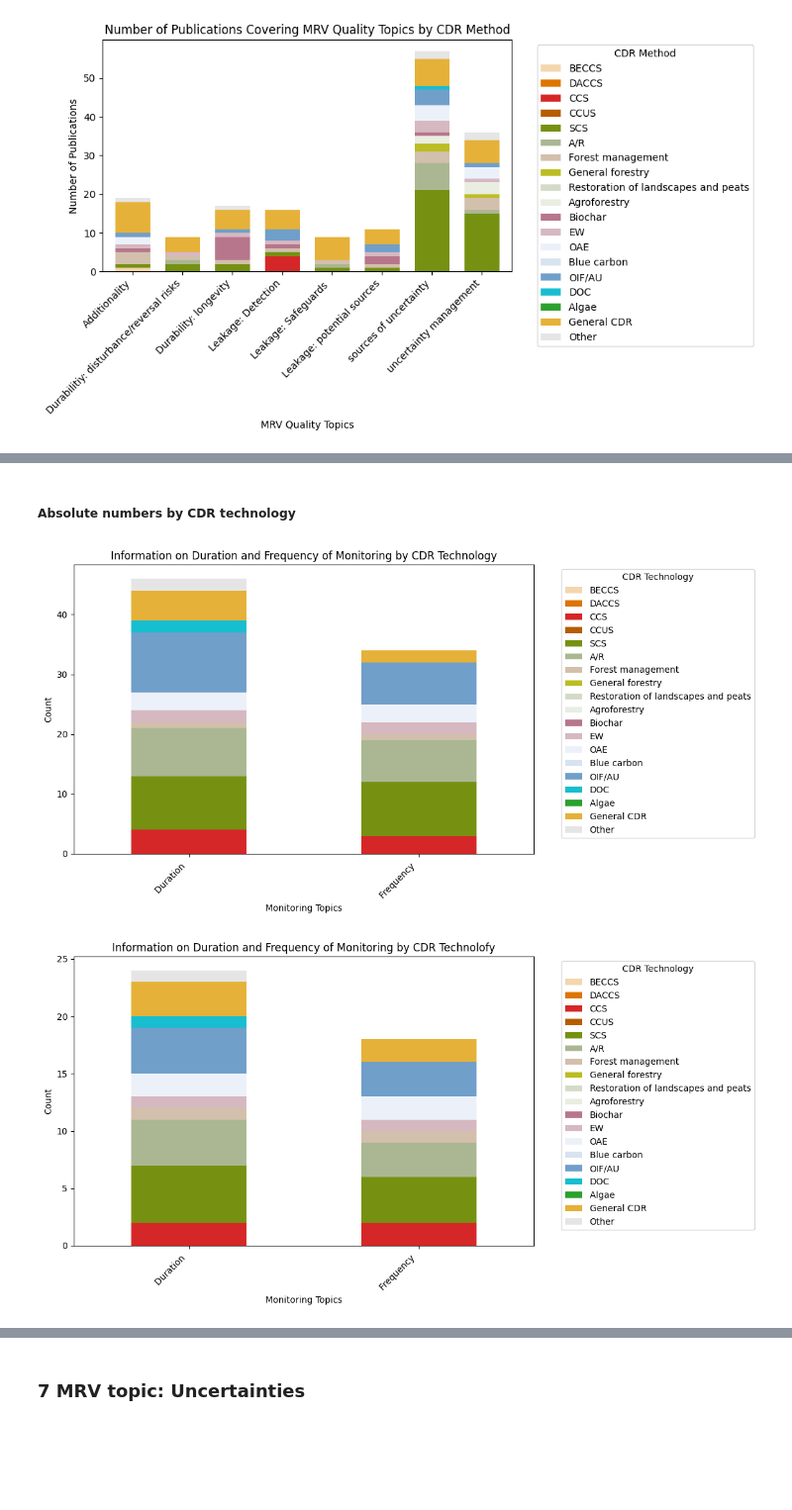
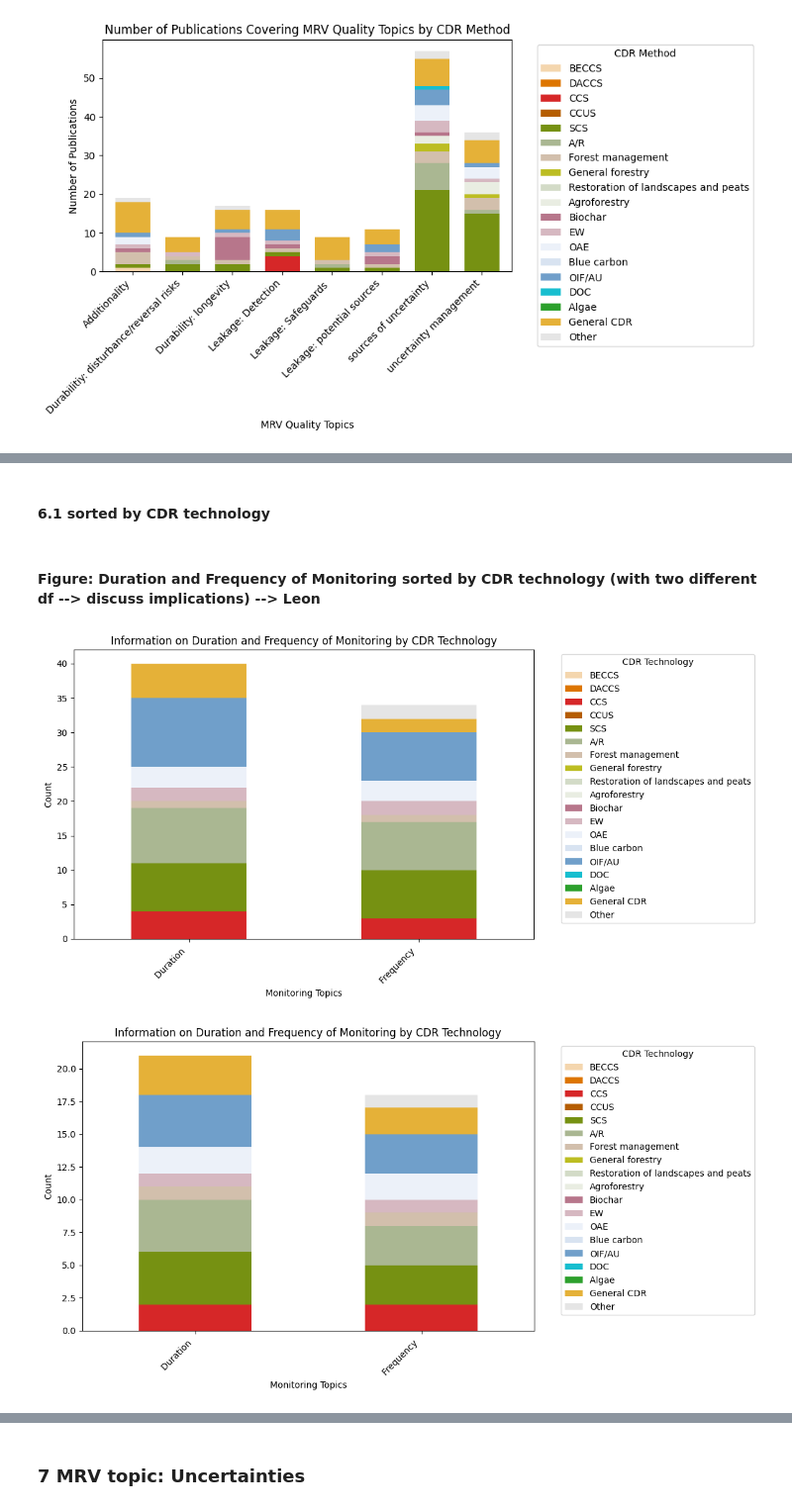
Before and after one commit to chamannt/MRV_CDR, a Jupyter notebook: MRVanalysis_MRVtopics.ipynb, the cells around one changed output, grey strips where cells are left out. Shown at 99% size. Cells and saved outputs as stored; diff of their text form; code cells hidden in the pictures; blank space fills up the shorter version.

Commit message:
Fixed bugs and updated Monitoring table

```diff
--- a/MRVanalysis_MRVtopics.ipynb
+++ b/MRVanalysis_MRVtopics.ipynb
@@ -33,7 +33,7 @@ import textwrap
 # %% [markdown]
 #### 0.1 Import files
 # %%
-df = pd.read_excel("MRVdata_0810.xlsx")
+df = pd.read_excel("MRVdata_2210.xlsx")
 pd.options.display.max_columns = None
 #display(df)
 #code above: shows excel table
@@ -689,0 +667,2 @@ plt.show()
+# %% [markdown]
+#### 6.1 sorted by CDR technology
@@ -690,9 +672,6 @@ plt.show()
 # %% [markdown]
-##### Absolute numbers by CDR technology
+#### Figure: Duration and Frequency of Monitoring sorted by CDR technology (with two different df --> discuss implications) --> Leon
 # %%
-# Define the columns
-columns_monitoring = ["Duration ", "Frequency "]  # Ensure these names match exactly with your DataFrame
-
 # Convert the columns to numeric, coercing errors
 df_exploded[columns_monitoring] = df_exploded[columns_monitoring].apply(pd.to_numeric, errors='coerce')
 
@@ -728,15 +707,12 @@ plt.tight_layout()
 plt.legend(title='CDR Technology', bbox_to_anchor=(1.05, 1), loc='upper left')
 plt.show()
 # %% [output]
-[figure, old version]
+[figure, new version]
 # %%
 # why are there ~10 appearances of OIF if there are only 5 documents discussing OIF?
 # %%
 # approach to fix this: Using data set that only exploded CDR technologies, not MRV topics --> do we have to fix other parts of the analysis?
 # %%
-# Define the columns
-columns_monitoring = ["Duration ", "Frequency "]  # Ensure these names match exactly with your DataFrame
-
 # Convert the columns to numeric, coercing errors
 df_CDRexplode[columns_monitoring] = df_CDRexplode[columns_monitoring].apply(pd.to_numeric, errors='coerce')
 
@@ -744,32 +720,32 @@ desired_order_CDR = ['BECCS', 'DACCS', 'CCS', 'CCUS','SCS', 'A/R', 'Forest manag
                      'Restoration of landscapes and peats', 'Agroforestry', 'Biochar', 'EW', 'OAE', 'Blue carbon', 'OIF/AU',
                      'DOC', 'Algae ', 'General CDR', 'Other']
 
 # Convert the Study location_continent column to a categorical type with the specified order
 df_CDRexplode['CDR_method'] = pd.Categorical(
     df_CDRexplode['CDR_method'],
     categories=desired_order_CDR,
     ordered=True
 )
 
 # Melt the DataFrame to have 'CDR_method' and 'Topic' in long format
 melted_df = df_CDRexplode.melt(id_vars=['CDR_method'], value_vars=columns_monitoring, var_name='Topic', value_name='Value')
 
 # Filter to keep only the rows where Value is 1 (indicating presence of the topic)
 melted_df = melted_df[melted_df['Value'] == 1]
 
 # Create a count of publications per topic and CDR_method
 count_df = melted_df.groupby(['Topic', 'CDR_method'], observed=False).size().unstack(fill_value=0)
 
 # Create a stacked bar plot
 count_df.plot(kind='bar', stacked=True, figsize=(8, 6), width=0.5, color=custom_colors_CDR_method)  # Use a color map of your choice
 
 # Add titles and labels
-plt.title('Information on Duration and Frequency of Monitoring by CDR Technolofy')
+plt.title('Information on Duration and Frequency of Monitoring by CDR Technology')
 plt.ylabel('Count')
 plt.xlabel('Monitoring Topics')
 plt.xticks(rotation=45, ha='right')
 plt.tight_layout()
 plt.legend(title='CDR Technology', bbox_to_anchor=(1.05, 1), loc='upper left')
 plt.show()
 # %% [output]
-[figure, old version]
+[figure, new version]
```
Also changed, not shown: parts of 16 cells of this notebook.
